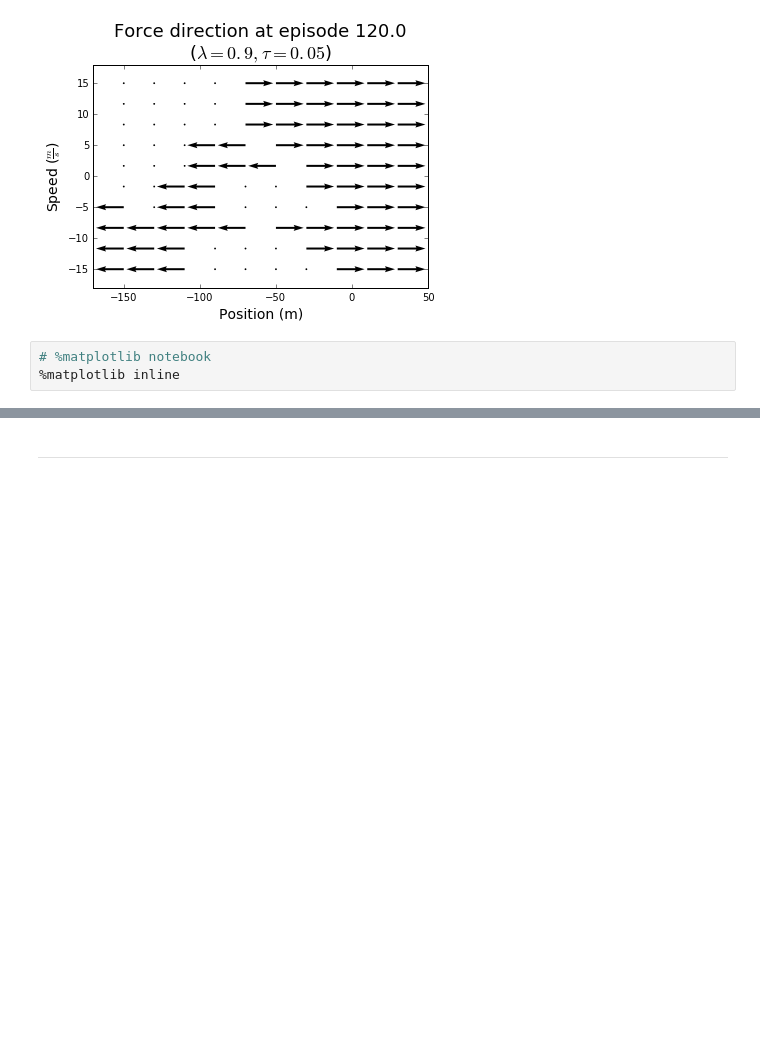
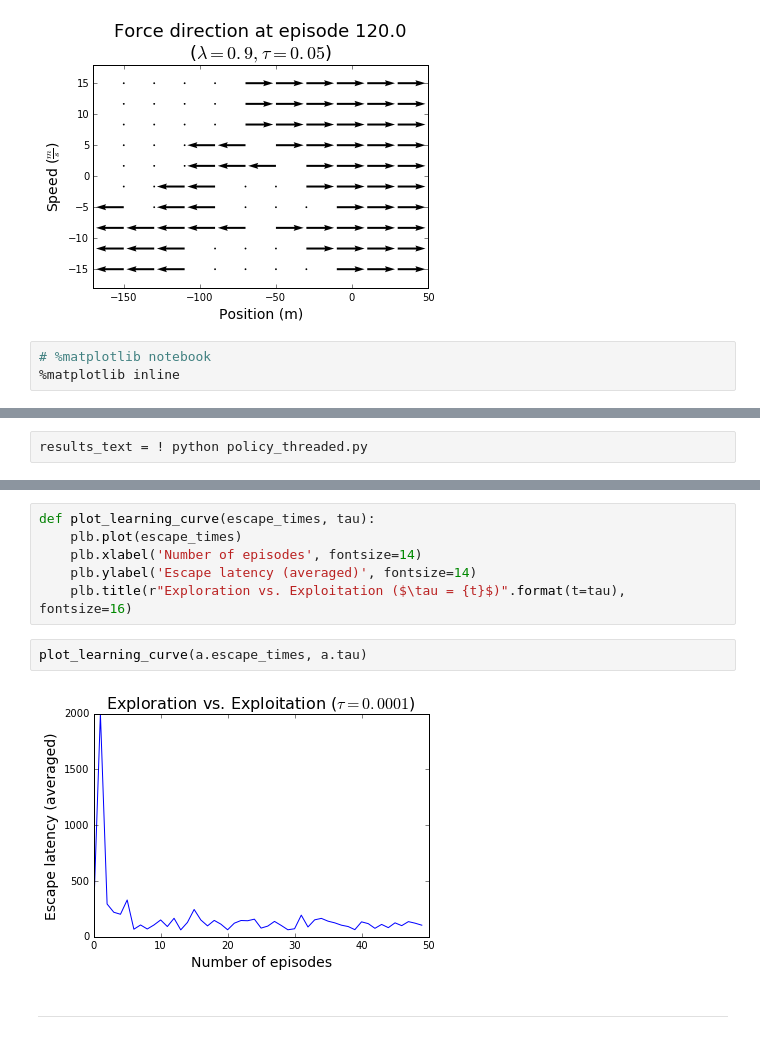
Before and after one commit to cipri-tom/mountain-car, a Jupyter notebook: scripts/main.ipynb, the cells around one changed output, grey strips where cells are left out. Cells and saved outputs as stored; diff of their text form; blank space fills up the shorter version.

```diff
--- a/scripts/main.ipynb
+++ b/scripts/main.ipynb
@@ -170,0 +197,2 @@ a.visualize_field()
+# %%
+results_text = ! python policy_threaded.py
@@ -171,3 +244,13 @@ a.visualize_field()
+# %%
+def plot_learning_curve(escape_times, tau):
+    plb.plot(escape_times)
+    plb.xlabel('Number of episodes', fontsize=14)
+    plb.ylabel('Escape latency (averaged)', fontsize=14)
+    plb.title(r"Exploration vs. Exploitation ($\tau = {t}$)".format(t=tau), fontsize=16)
+# %%
+plot_learning_curve(a.escape_times, a.tau)
+# %% [output]
+[figure, added]
 # %% [markdown]
 ---
 # %%
```
Also changed, not shown: parts of 14 cells of this notebook, 3 other files.
